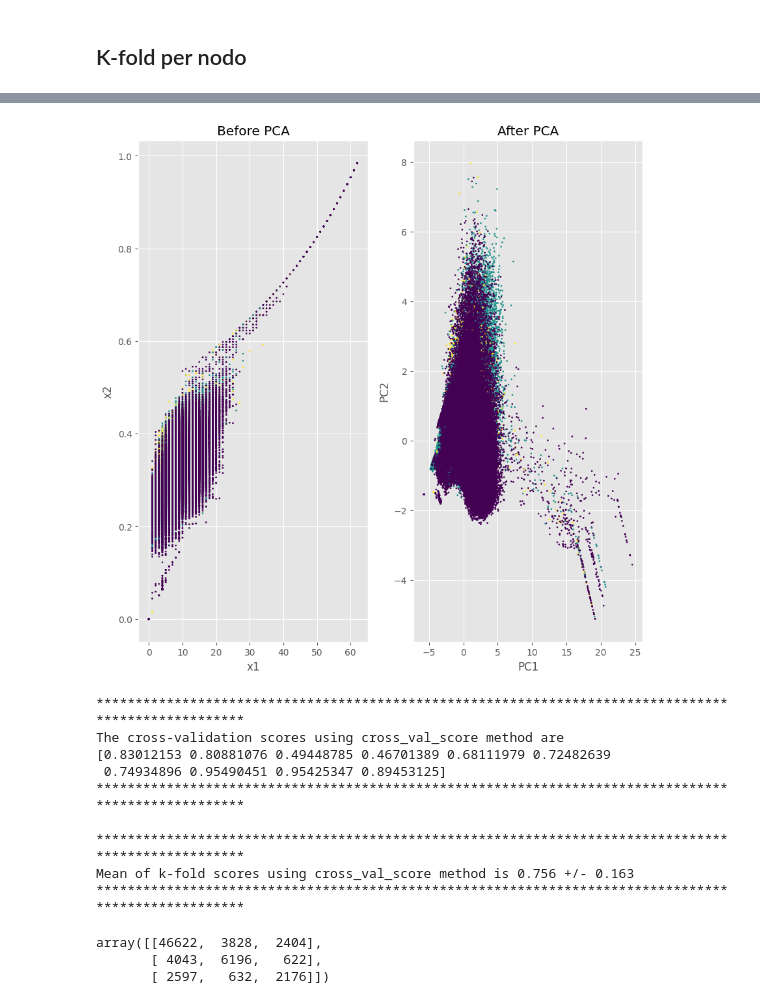
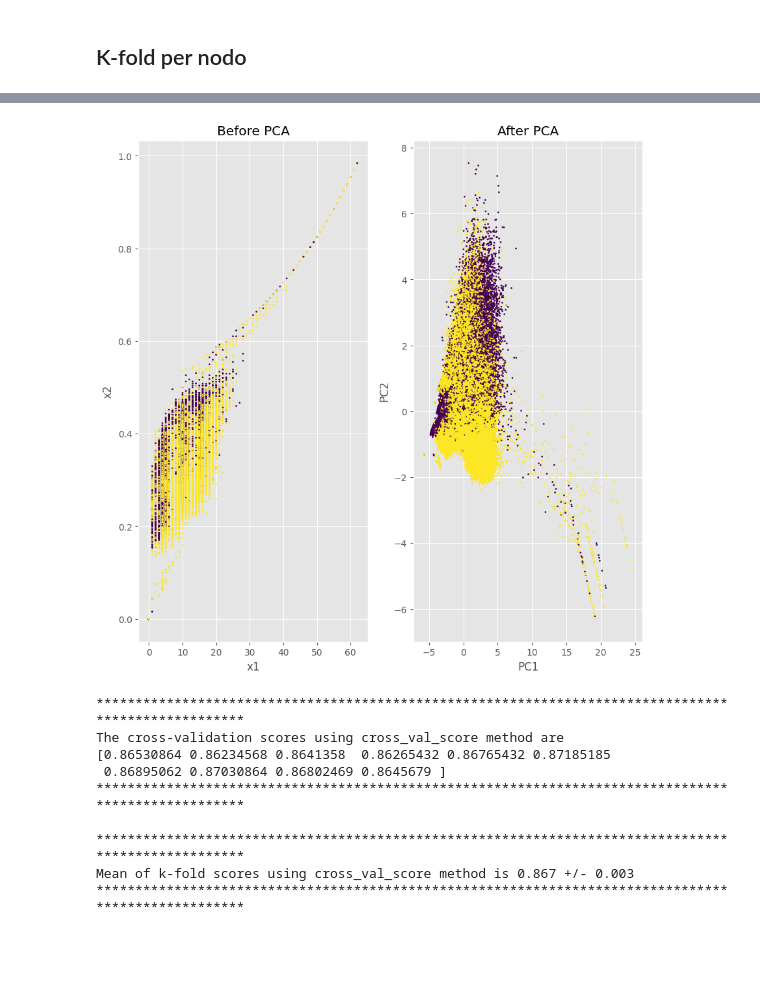
Before and after one commit to francescapunzetti/Complex_Network, a Jupyter notebook: tree.ipynb, the cells around one changed output, grey strips where cells are left out. Cells and saved outputs as stored; diff of their text form; code cells hidden in the pictures; blank space fills up the shorter version.

```diff
--- a/tree.ipynb
+++ b/tree.ipynb
@@ -216,0 +369,13 @@ array([[49188,  2407,  1259],
+# %%
+import matplotlib.pyplot as plt
+plt.style.use('ggplot')
+fig, axes = plt.subplots(1,2, figsize=(10, 10))
+axes[0].scatter(X.iloc[:,0], X.iloc[:,1], c=y, s=2)
+axes[0].set_xlabel('x1')
+axes[0].set_ylabel('x2')
+axes[0].set_title('Before PCA')
+axes[1].scatter(new_data[:,0], new_data[:,1], c=y, s=2)
+axes[1].set_xlabel('PC1')
+axes[1].set_ylabel('PC2')
+axes[1].set_title('After PCA')
+plt.show()
@@ -216,0 +534,19 @@ array([[49188,  2407,  1259],
+# %%
+col_name = X.columns
+col_name
+
+feature_importances = clf.feature_importances_
+num_features = len(feature_importances)
+
+print("Feature Importance:")
+for i in range(num_features):
+    print(f"{col_name[i]}: {feature_importances[i]}")
+plt.barh(col_name, feature_importances)
+
+# Adding labels and title
+plt.xlabel('Feature importance')
+plt.ylabel('Features')
+plt.title('Features importance Decision Tree')
+
+# Display the plot
+plt.show()
@@ -265,50 +612,49 @@ principal_x
 # %%
 import matplotlib.pyplot as plt
 plt.style.use('ggplot')
+color = np.arange(len(y))
+for i in range(len(y)):
+    if y[i] == 'Involved':
+        color[i] = 1
+    else:
+        color[i] = 2
 fig, axes = plt.subplots(1,2, figsize=(10, 10))
-axes[0].scatter(X.iloc[:,0], X.iloc[:,1], c=y, s=2)
+axes[0].scatter(X.iloc[:,0], X.iloc[:,1], c=color, s=2)
 axes[0].set_xlabel('x1')
 axes[0].set_ylabel('x2')
 axes[0].set_title('Before PCA')
-axes[1].scatter(new_data[:,0], new_data[:,1], c=y, s=2)
+axes[1].scatter(new_data[:,0], new_data[:,1], c=color, s=2)
 axes[1].set_xlabel('PC1')
 axes[1].set_ylabel('PC2')
 axes[1].set_title('After PCA')
 plt.show()
 # %% [output]
-[figure, old version]
+[figure, new version]
 # %%
-x_train,x_test, y_train,  y_test = train_test_split(principal_x, y, test_size = 0.30, random_state=1)
+x_test_transform = scalar.fit_transform(x_test)
+new_data = pca.fit_transform(x_test_transform)
+x_test_new = pd.DataFrame(new_data,columns=['PC-1','PC-2','PC-3','PC-4'])
 
+#x_train,x_test, y_train,  y_test = train_test_split(principal_x, y, test_size = 0.30)
 
 scores = []
-clf = tree.DecisionTreeClassifier(criterion='gini', random_state = 1, class_weight='balanced')
-scores = cross_val_score(clf, X, y, cv = 10)
-clf.fit(x_train, y_train)
+#clf = tree.DecisionTreeClassifier(criterion='gini')
+scores = cross_val_score(clf, principal_x, y, cv = 10)
+clf.fit(principal_x, y)
 print("\n" + ("*" * 100))
 print("The cross-validation scores using cross_val_score method are \n{0}".format(scores))
 print("*" * 100)
-
 import numpy as np
 print("\n" + ("*" * 100))
 print("Mean of k-fold scores using cross_val_score method is %.3f +/- %.3f"%(np.mean(scores), np.std(scores)))
 print("*" * 100)
-print("\n")
 # %% [output]
 ****************************************************************************************************
 The cross-validation scores using cross_val_score method are
-[0.83012153 0.80881076 0.49448785 0.46701389 0.68111979 0.72482639
- 0.74934896 0.95490451 0.95425347 0.89453125]
+[0.86530864 0.86234568 0.8641358  0.86265432 0.86765432 0.87185185
+ 0.86895062 0.87030864 0.86802469 0.8645679 ]
 ****************************************************************************************************
 
 ****************************************************************************************************
-Mean of k-fold scores using cross_val_score method is 0.756 +/- 0.163
+Mean of k-fold scores using cross_val_score method is 0.867 +/- 0.003
 ****************************************************************************************************
-# %%
-y_pred = clf.predict(x_test)
-cm = confusion_matrix(y_test, y_pred)
-cm
-# %% [output]
-array([[46622,  3828,  2404],
-       [ 4043,  6196,   622],
-       [ 2597,   632,  2176]])
```
Also changed, not shown: parts of 26 cells of this notebook.
